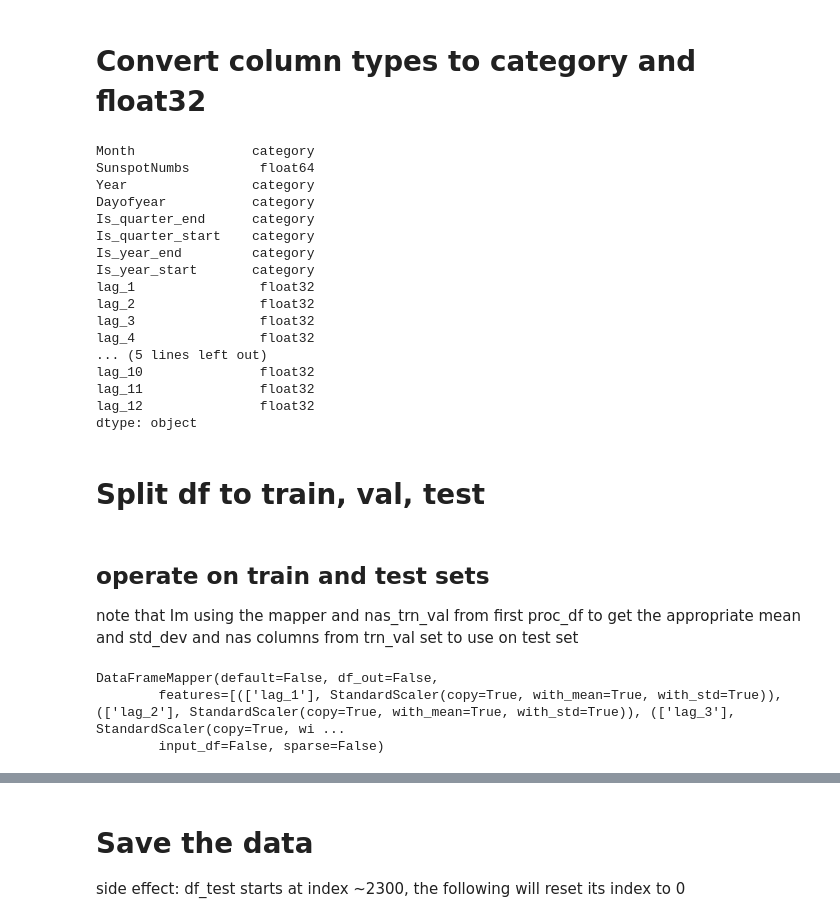
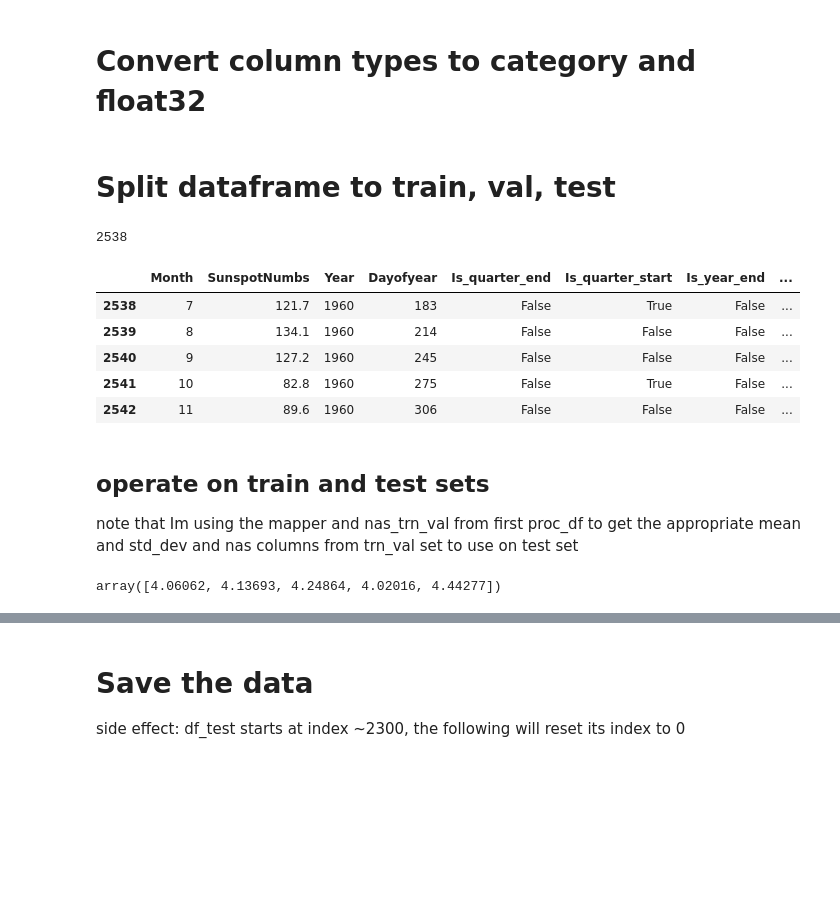
Before and after one commit to kperkins411/KP_Sunspot, a Jupyter notebook: KP_Sunspot.ipynb, the cells around one changed output, grey strips where cells are left out. Cells and saved outputs as stored; diff of their text form; code cells hidden in the pictures; blank space fills up the shorter version.

```diff
--- a/KP_Sunspot.ipynb
+++ b/KP_Sunspot.ipynb
@@ -138,23 +125,3 @@ for v in cat_vars: df[v] = df[v].astype('category').cat.as_ordered()
 
 #make float32 since thats what pyTorch expects
 for v in contin_vars: df[v] = df[v].astype('float32')
-# %%
-df.dtypes
-# %% [output]
-Month               category
-SunspotNumbs         float64
-Year                category
-Dayofyear           category
-Is_quarter_end      category
-Is_quarter_start    category
-Is_year_end         category
-Is_year_start       category
-lag_1                float32
-lag_2                float32
-lag_3                float32
-lag_4                float32
-... (5 lines left out)
-lag_10               float32
-lag_11               float32
-lag_12               float32
-dtype: object
@@ -161,3 +130,3 @@ dtype: object
 # %% [markdown]
-# Split df to train, val, test
+# Split dataframe to train, val, test
 # %%
@@ -179,6 +148,19 @@ df_trn_val = df[:val_end].copy()
 
 #split out test df
 df_test = df[val_end:].copy()
+# %%
+val_end
+# %% [output]
+2538
+# %%
+df_test.head()
+# %% [output]
+|  | Month | SunspotNumbs | Year | Dayofyear | Is_quarter_end | Is_quarter_start | Is_year_end | ... |
+| 2538 | 7 | 121.7 | 1960 | 183 | False | True | False | ... |
+| 2539 | 8 | 134.1 | 1960 | 214 | False | False | False | ... |
+| 2540 | 9 | 127.2 | 1960 | 245 | False | False | False | ... |
+| 2541 | 10 | 82.8 | 1960 | 275 | False | True | False | ... |
+| 2542 | 11 | 89.6 | 1960 | 306 | False | False | False | ... |
 # %% [markdown]
 ## operate on train and test sets
 note that Im using the mapper and nas_trn_val from first proc_df to get the appropriate mean and std_dev and nas columns from trn_val set to use on test set
@@ -192,13 +174,10 @@ df_test, yl_test, nas_test, _ = proc_df(df=df_test, y_fld='SunspotNumbs',do_scal
 #first lets make sure we never take ln of 0 (-infinity) by adding a small value to y
 yl_trn_val = np.log(yl_trn_val + 0.01)
 yl_test = np.log(yl_test + 0.01)
-# %%
-#whats in here?
-mapper
-# %% [output]
-DataFrameMapper(default=False, df_out=False,
-        features=[(['lag_1'], StandardScaler(copy=True, with_mean=True, with_std=True)), (['lag_2'], StandardScaler(copy=True, with_mean=True, with_std=True)), (['lag_3'], StandardScaler(copy=True, wi ...
-        input_df=False, sparse=False)
+# %%
+yl_trn_val[0:5]
+# %% [output]
+array([4.06062, 4.13693, 4.24864, 4.02016, 4.44277])
 # %%
 #nas will tell you the median value that is used to replace NaN's for every column with a NaN
 # you can run the following command on column lag_1 to verify
```
Also changed, not shown: parts of 79 cells of this notebook, 1 other file.
